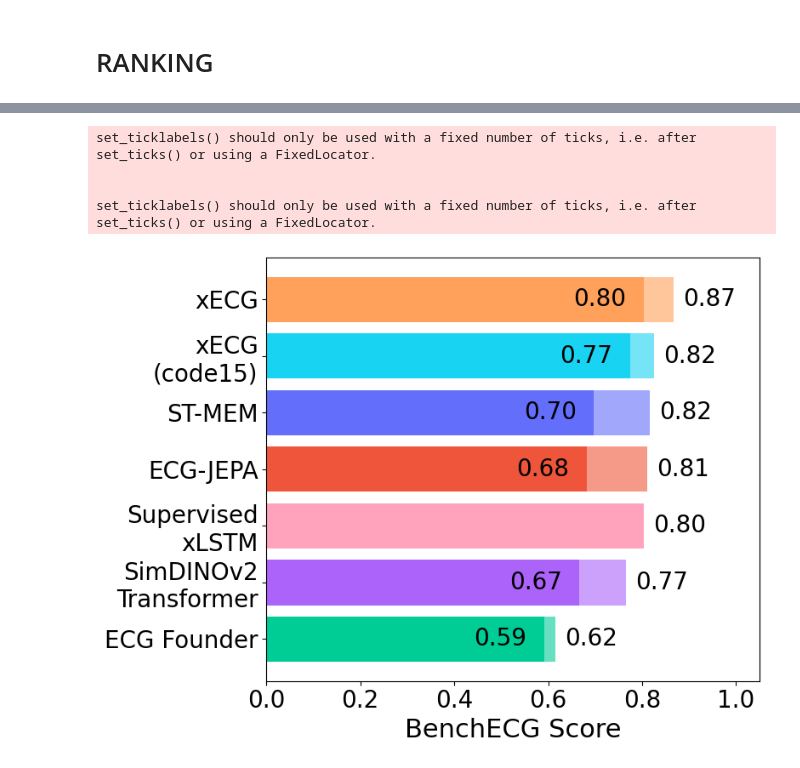
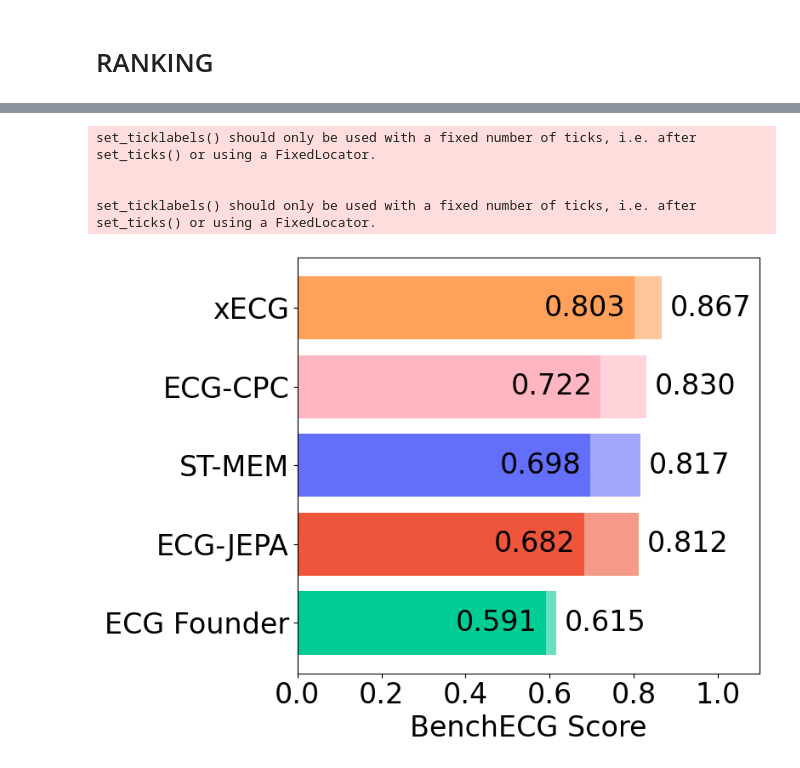
Before and after one commit to Lobster1911/bench-xecg-indian-benchmark, a Jupyter notebook: metrics.ipynb, the cells around one changed output, grey strips where cells are left out. Drawn from its saved outputs; the diff is of its cells as text; code cells hidden in the pictures.

```diff
--- a/metrics.ipynb
+++ b/metrics.ipynb
@@ -1962,5 +2397,5 @@ TypeError: 'value' must be an instance of str or bytes, not a float
 # %%
-time_groups = ['time_xlstm_ft', 'time_xlstm_lp', 'time_xlstm_sup', 'time_ecgfm_ft', 'time_ecgfm_lp', 'time_jepa_ft', 'time_jepa_lp', 'time_stmem_ft', 'time_stmem_lp', 'time_trans_ft', 'time_trans_lp']
+time_groups = ['time_xlstm_ft', 'time_xlstm_lp', 'time_ecgfm_ft', 'time_ecgfm_lp', 'time_jepa_ft', 'time_jepa_lp', 'time_stmem_ft', 'time_stmem_lp', 'time_trans_ft', 'time_trans_lp', 'time_ecgcpc_ft', 'time_ecgcpc_lp']
 records_time_ptbxl = get_records("train-ptbxl-diagnosis_superclass-multilabel", metrics=['_runtime'], get_memory=True, pattern=(lambda run: run.group is not None and run.group.startswith("time_")), regex='^time_')
 df_time_ptbxl = pd.DataFrame(records_time_ptbxl)
 df_time_ptbxl = df_time_ptbxl[df_time_ptbxl['group'].isin(time_groups)]
@@ -2185,5 +2580,4 @@ df_raw.head(n=10)
 # %%
-reindex_lp = [4, 5, 3, 0, 1, 2]
-df_lp_raw = get_full_results(dfs, reindex_lp, is_ft=False)
-df_lp_raw
+df_main_lp = get_full_results(dfs, groups_main_lp, methods_main)
+df_main_lp.head(n=10)
 # %% [output]
@@ -2367,14 +2762,14 @@ Min value: 0.0, Max value: 1.0
 # %%
-df_raw_score = df_raw.copy().drop(['pastel_color', 'color'], axis=1).mean(axis=1)
-df_raw_score_lp = df_lp_raw.copy().drop(['pastel_color', 'color'], axis=1).mean(axis=1)
+df_raw_score = df_main_ft.copy().drop(['pastel_color', 'color'], axis=1).mean(axis=1)
+df_raw_score_lp = df_main_lp.copy().drop(['pastel_color', 'color'], axis=1).mean(axis=1)
 
 df_raw_score = df_raw_score.to_frame(name='raw_score')
 df_raw_score_lp = df_raw_score_lp.to_frame(name='raw_score_lp')
 
-df = df_raw_score.merge(df_raw_score_lp, left_index=True, right_index=True, how='left')
-df['pastel_color'] = df_raw['pastel_color']
-df = df.sort_values(by='raw_score', ascending=False)
-df
+df_main = df_raw_score.merge(df_raw_score_lp, left_index=True, right_index=True, how='left')
+df_main['pastel_color'] = df_main_ft['pastel_color']
+df_main = df_main.sort_values(by='raw_score', ascending=False)
+df_main
 # %% [output]
 |  | raw_score | raw_score_lp | pastel_color |
 | xECG | 0.867148 | 0.802819 | #FFA15AC0 |
@@ -2387,46 +2946,49 @@ df
 # %%
 # plot combined bench score on index
 from matplotlib import pyplot as plt
 
-fig, ax = plt.subplots(figsize=(8, 6))
-bars = ax.barh(df.index, df["raw_score_lp"], color=df["pastel_color"].str[:-2] + 'FF')
-bars = ax.barh(df.index, df["raw_score"], color=df["pastel_color"].str[:-2] + '99')
+def plot_benchecg_score(df, title='bench_ecg_scores'):
+    fig, ax = plt.subplots(figsize=(8, 6))
+    bars = ax.barh(df.index, df["raw_score_lp"], color=df["pastel_color"].str[:-2] + 'FF')
+    bars = ax.barh(df.index, df["raw_score"], color=df["pastel_color"].str[:-2] + '99')
 
-# sns.set_style("white")
-#
-#
-# _context("poster")
+    # sns.set_style("white")
+    #
+    #
+    # _context("poster")
 
-ax.set_yticklabels(df.index, fontsize=20)
-ax.set_xticklabels(ax.get_xticklabels(), fontsize=20)
+    ax.set_yticklabels(df.index, fontsize=24)
+    ax.set_xticklabels(ax.get_xticklabels(), fontsize=24)
 
-# Add labels to bars
-for i, (value, label) in enumerate(zip(df["raw_score"], df.index)):
-    ax.text(value + 0.02, i, f"{value:.2f}", va='center', ha='left', fontsize=20, color='black')
+    # Add labels to bars
+    for i, (value, label) in enumerate(zip(df["raw_score"], df.index)):
+        ax.text(value + 0.02, i, f"{value:.3f}", va='center', ha='left', fontsize=24, color='black')
 
-# Add labels to bars
-for i, (value, label) in enumerate(zip(df["raw_score_lp"], df.index)):
-    if value:
-        ax.text(value - 0.15, i, f"{value:.2f}", va='center', ha='left', fontsize=20, color='black')
+    # Add labels to bars
+    for i, (value, label) in enumerate(zip(df["raw_score_lp"], df.index)):
+        if value:
+            ax.text(value - 0.215, i, f"{value:.3f}", va='center', ha='left', fontsize=24, color='black')
 
 
-ax.set_xticks([0.0, 0.2, 0.4, 0.6, 0.8, 1.0])                  # positions of the ticks
-ax.set_xticklabels([0.0, 0.2, 0.4, 0.6, 0.8, 1.0], fontsize=20)
+    ax.set_xticks([0.0, 0.2, 0.4, 0.6, 0.8, 1.0])                  # positions of the ticks
+    ax.set_xticklabels([0.0, 0.2, 0.4, 0.6, 0.8, 1.0], fontsize=24)
 
-ax.set_xlabel('BenchECG Score', fontsize=22)
-#ax.set_ylabel('Method', fontsize=12)
-# ax.set_title('Mean Rank of Methods', fontsize=14, weight='bold', pad=15)
-ax.invert_yaxis()  # Highest rank at top
-ax.set_xlim([0, 1.05])  # Adjust x-axis limit
+    ax.set_xlabel('BenchECG Score', fontsize=24)
+    #ax.set_ylabel('Method', fontsize=12)
+    # ax.set_title('Mean Rank of Methods', fontsize=14, weight='bold', pad=15)
+    ax.invert_yaxis()  # Highest rank at top
+    ax.set_xlim([0, 1.1])  # Adjust x-axis limit
 
-plt.tight_layout()
-plt.savefig("figs/bench_ecg_scores.svg", dpi=300)
+    plt.tight_layout()
+    plt.savefig(f"figs/{title}.svg", dpi=300)
+
+plot_benchecg_score(df_main)
 # %% [output]
 set_ticklabels() should only be used with a fixed number of ticks, i.e. after set_ticks() or using a FixedLocator.
 
 
 set_ticklabels() should only be used with a fixed number of ticks, i.e. after set_ticks() or using a FixedLocator.
-[figure, old version]
+[figure, new version]
 # %%
 reference_metrics = ['test_auroc', 'test_auroc', 'test_f1/mean', 'test_auc', 'test_auroc', 'test_f1_20', 'test_f1_20', 'mean_rsmape', 'test_auroc_avg', 'test_ci']
 record_list = [records_ptb_xl, records_cpsc, records_mit_cls, records_sleep_apnea, records_ppg, records_exe_r, records_mit_r_peaks, records_age, lab_test_records, mortality_test_records]
```
Also changed, not shown: parts of 83 cells of this notebook, 23 other files.
